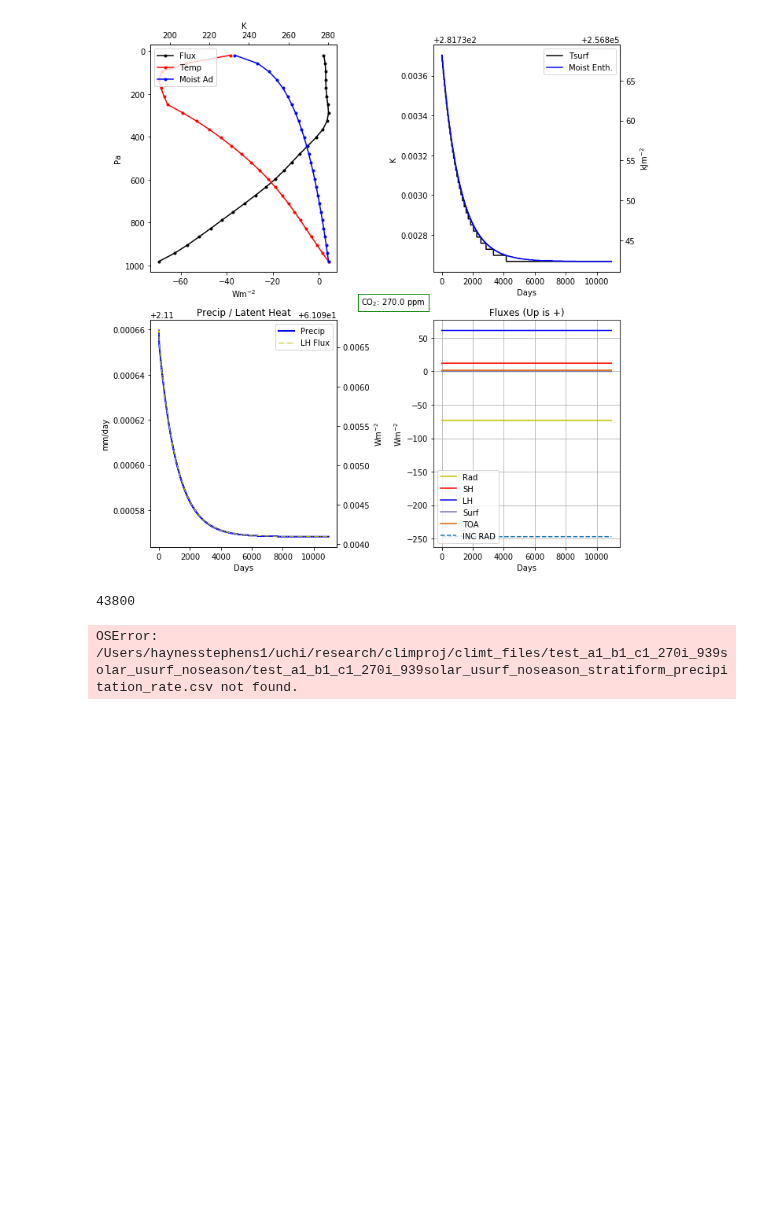
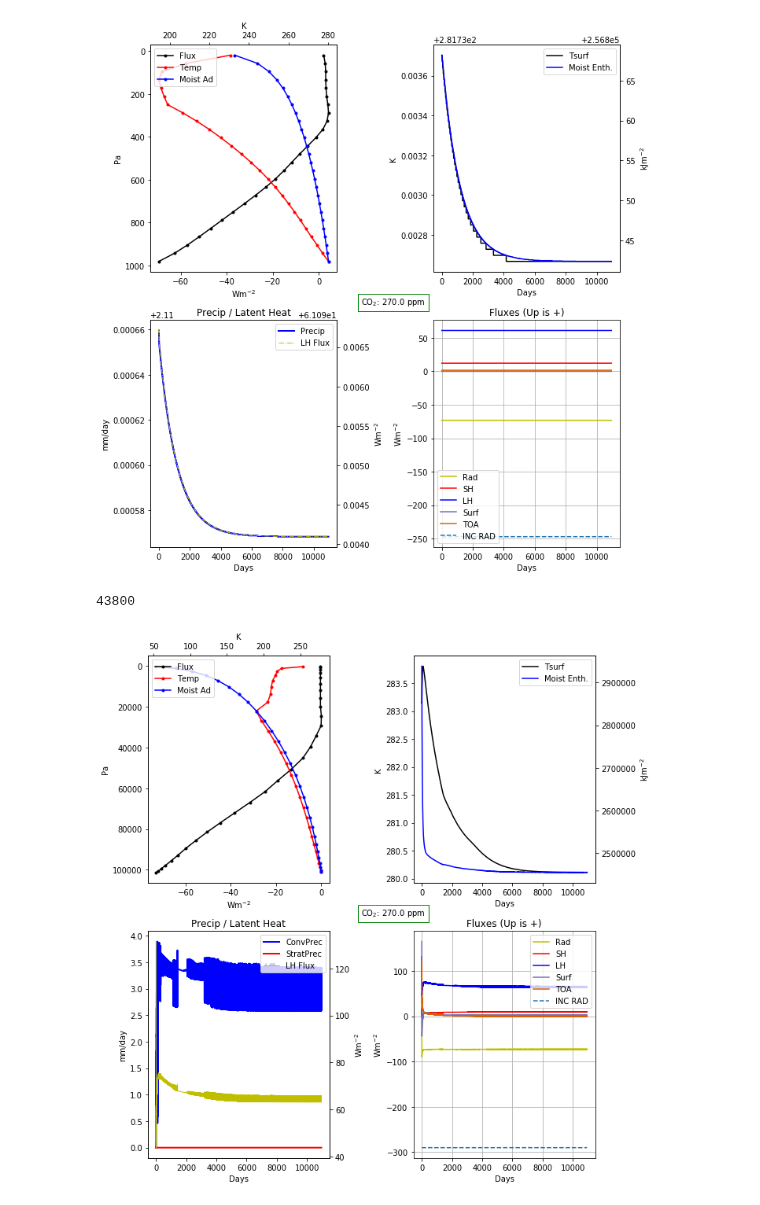
Before and after one commit to HaynesStephens/climproj, a Jupyter notebook: plot_time_series.ipynb, the cells around one changed output. Cells and saved outputs as stored; diff of their text form; code cells hidden in the pictures; blank space fills up the shorter version.

Commit message:
getting files for strat prec

```diff
--- a/plot_time_series.ipynb
+++ b/plot_time_series.ipynb
@@ -58,9 +58,9 @@ def plotTandME(ax, time_adj, tsurf, time_title, moist_enthalpy):
     labs = [l.get_label() for l in lns]
     ax1b.legend(lns, labs, loc=1)
 # %%
-def plotPrecipAndLH(ax, time_adj, precip, time_title, lh_flux, strat_prec = None):
+def plotPrecipAndLH(ax, time_adj, precip, time_title, lh_flux, strat_prec = 'None'):
     ax2 = ax
-    if strat_prec == None:
+    if strat_prec == 'None':
         ln1 = ax2.plot(time_adj, precip, '-', c='b', label = 'Precip', linewidth=2)
         ax2.set_title('Precip / Latent Heat')
         ax2.set_xlabel(time_title)
@@ -84,7 +84,7 @@ def plotPrecipAndLH(ax, time_adj, precip, time_title, lh_flux, strat_prec = None
     #     ax2.grid()
 
         ax2b = ax2.twinx()
-        ln3 = ax2b.plot(time_adj, lh_flux, '-.', c='y', label = 'LH Flux', linewidth=1)
+        ln3 = ax2b.plot(time_adj, lh_flux, '-', c='y', label = 'LH Flux', linewidth=1)
         ax2b.set_ylabel('Wm$^{-2}$')
 
         lns = ln1+ln2+ln3
@@ -238,8 +238,8 @@ plot_time_series_Shanshan('shanshan_control')
 43801
 [figure]
 # %%
-plot_time_series('test_a1_b1_c1_270i_939solar_usurf_noseason')
+plot_time_series('global_control_nodryconv_strat_prec')
 # %% [output]
 43800
-OSError: /Users/haynesstephens1/uchi/research/climproj/climt_files/test_a1_b1_c1_270i_939solar_usurf_noseason/test_a1_b1_c1_270i_939solar_usurf_noseason_stratiform_precipitation_rate.csv not found.
+[figure, added]
 # %%
```
Also changed, not shown: parts of 1 cell of this notebook.
